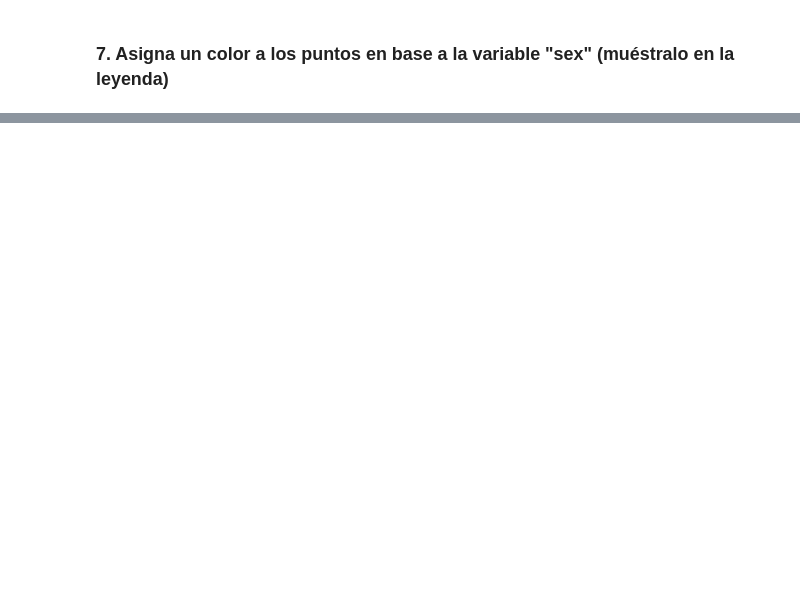
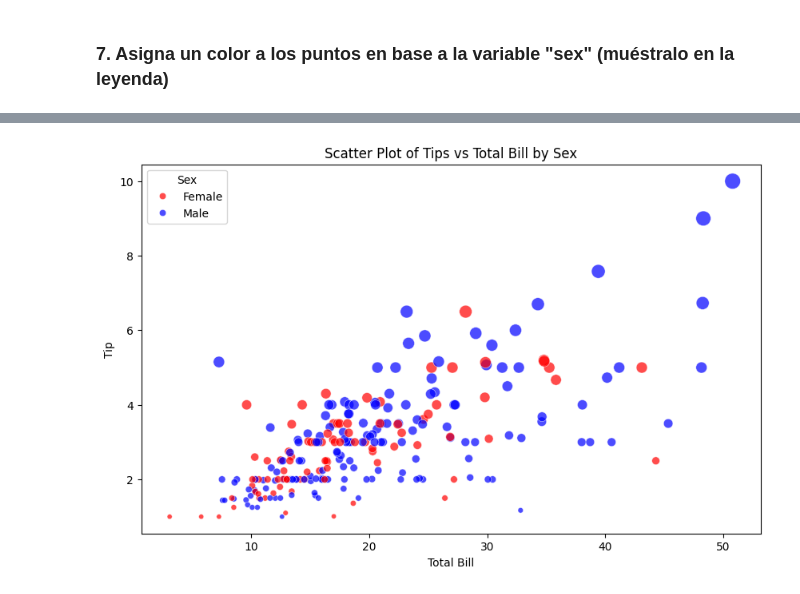
Before and after one commit to GabrielEdreira/Tareas_PRIA, a Jupyter notebook: Boletines/Bloque5/Ejercicios/Numpy_pandas.ipynb, the cells around one changed output, grey strips where cells are left out. Drawn from its saved outputs; the diff is of its cells as text; code cells hidden in the pictures; blank space fills up the shorter version.

```diff
--- a/Boletines/Bloque5/Ejercicios/Numpy_pandas.ipynb
+++ b/Boletines/Bloque5/Ejercicios/Numpy_pandas.ipynb
@@ -184,3 +185,31 @@ ValueError: Grouper and axis must be same length
+# %%
+plt.figure(figsize=(10, 6))
+scatter = sns.scatterplot(
+    data=tips_df,
+    x="total_bill",
+    y="tip",
+    hue="sex",
+    size="tip",
+    sizes=(20, 200),
+    palette={"Male": "blue", "Female": "red"},
+    alpha=0.7,
+    edgecolor="w"
+)
+
+
+handles, labels = scatter.get_legend_handles_labels()
+sex_handles = [handles[1], handles[2]]
+sex_labels = [labels[1], labels[2]]
+plt.legend(handles=sex_handles, labels=sex_labels, title="Sex", loc='upper left')
+
+plt.xlabel("Total Bill")
+plt.ylabel("Tip")
+plt.title("Scatter Plot of Tips vs Total Bill by Sex")
+
+
+plt.show()
+# %% [output]
+[figure, added]
 # %% [markdown]
 ### 8. Muestra ambas gráficas en una única figura con subplots.
 
```
Also changed, not shown: parts of 9 cells of this notebook, 1 other file.
